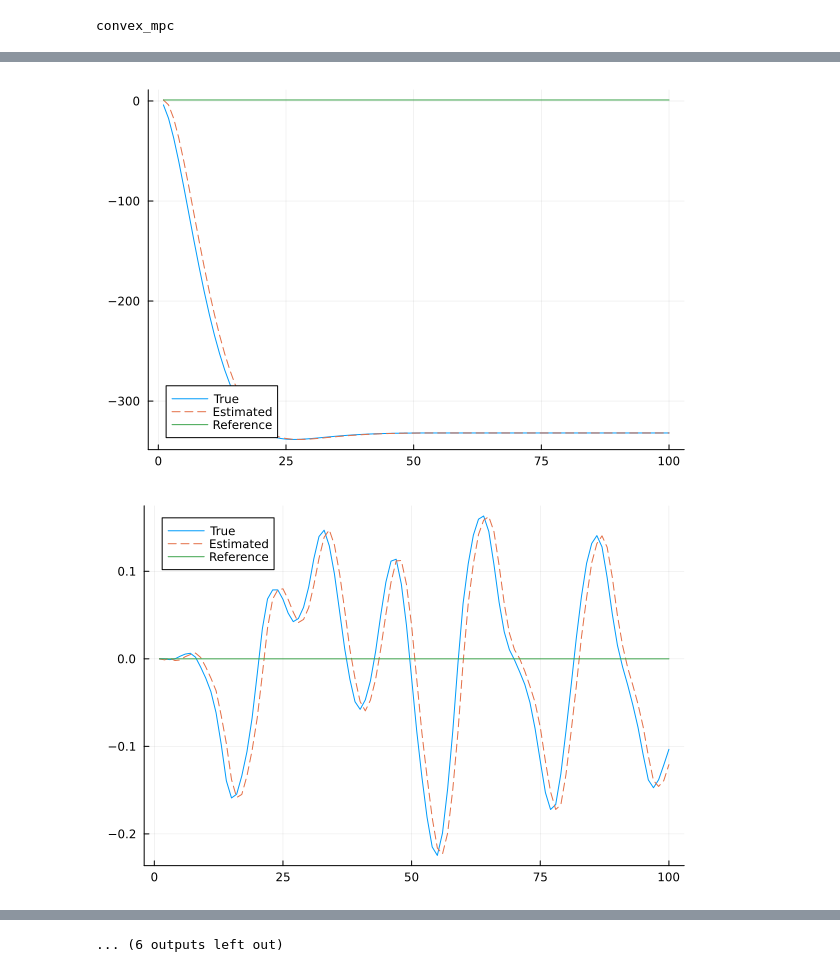
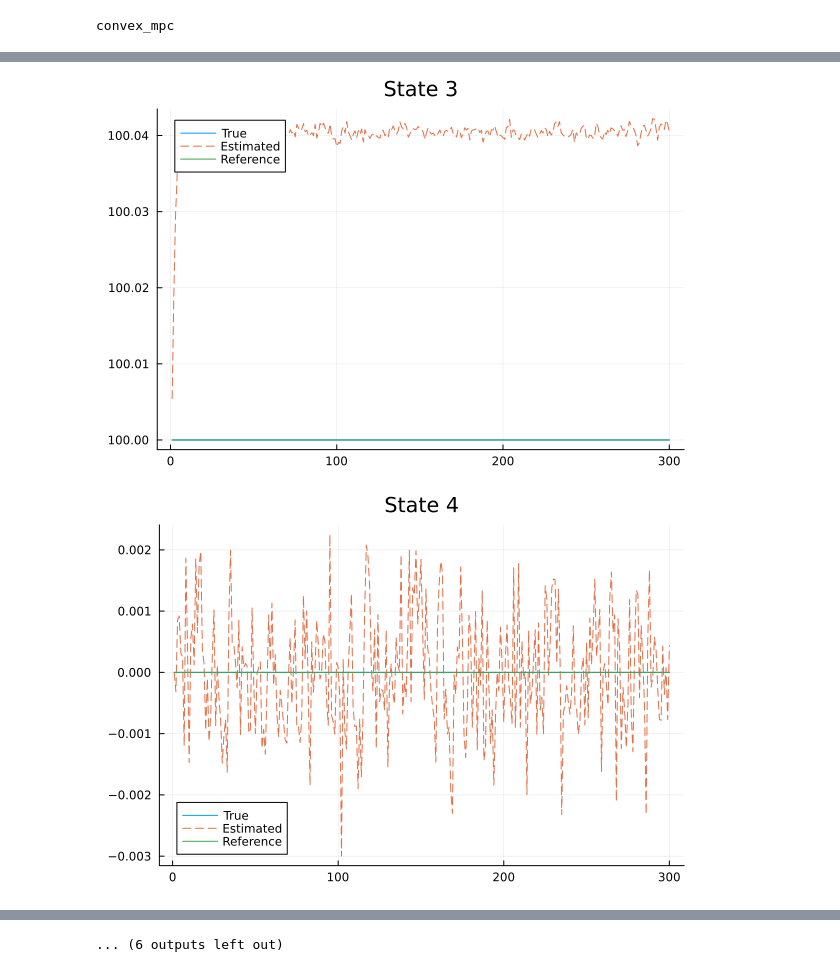
Before and after one commit to scott-wade/MPCwZAC, a Jupyter notebook: Planar_Hex.ipynb, the cells around one changed output, grey strips where cells are left out. Drawn from its saved outputs; the diff is of its cells as text; code cells hidden in the pictures.

```diff
--- a/Planar_Hex.ipynb
+++ b/Planar_Hex.ipynb
@@ -115,24 +114,31 @@ model = (mass= 6.728,
     L= 1.075,
     kf= 0.1, # constant thrust coefficient
     km= 0.01, # propeller drag coefficient
-    dt= 1, # 100 Hz
+    dt= 0.1, # 100 Hz
     α= 0 * (π / 180), # optimal value determined from paper
     β= 0 * (π / 180), # optimal value determined from paper
     λ= (((π/3))) # each propeller is 60 degrees from each other TODO fix this (?)
 )
 # Simulation parameters
-dt = 1
-N = 100
+dt = model.dt
+N = 300
 time = 1:N
 n_states = 12
 n_inputs = 6
 
 # MPC Parameters
-Q = I * 100000
-R = I * 0.0000000000001
+Q = diagm([1,1,1,
+    0.1,0.1,0.1,
+    0.1,0.1,0.1,
+    0.1,0.1,0.1])
+R = diagm(ones(n_inputs)*0.005)
 N_mpc = 20
 u_min = zeros(n_inputs)
-u_max = 1000000*ones(n_inputs)
+u_max = 10000*ones(n_inputs)
+
+# Initialize Kalman Filter parameters
+Qkf = I*1
+Rkf = I*1
 
 # Initialize wind parameters
 wind_dynamics = zeros(n_states, 3)
@@ -144,7 +150,9 @@ wind_intensity = 0.5
 
 # Generate hover trajectory for hexrotor
 X_ref, U_ref = create_ref_hover(model, N+N_mpc, dt, n_inputs)
-# U_ref isn't used by the controller at all
+# Generate equilibrium Point
+Xbar = X_ref[1]
+Ubar = U_ref[1]
 
 # check dimensions
 @assert length(X_ref[1]) == n_states
@@ -156,16 +164,16 @@ inputs = []
 
 # initialize sim variables
 P = I(n_states)
-true_state = X_ref[1]
+true_state = Xbar
 x_hat = true_state
-u_mpc = U_ref[1]
+u_mpc = Ubar
 measurements = true_state
 
 
 # Linearize system
 #A, B = linearize(X_ref[1], U_ref[1], dt)
-A = FD.jacobian(dx -> rk4(model, hexrotor_dynamics, dx, U_ref[1], dt), X_ref[1])
-B = FD.jacobian(du -> rk4(model, hexrotor_dynamics, X_ref[1], du, dt), U_ref[1])
+A = FD.jacobian(dx -> rk4(model, hexrotor_dynamics, dx, Ubar, dt), Xbar)
+B = FD.jacobian(du -> rk4(model, hexrotor_dynamics, Xbar, du, dt), Ubar)
 C = I(n_states)
 D = zeros(n_states, n_inputs)
 
@@ -177,18 +185,19 @@ for i in time
     #wind_velocity = update_wind(wind_velocity, dt, wind_intensity)
 
     # Run KF
-    x_hat, P = kalman_filter(A, B, C, D, Q, R, x_hat, P, u_mpc, measurements, wind_dynamics, wind_velocity)
+    x_hat, P = kalman_filter(A, B, C, D, Qkf, Rkf, x_hat, P, u_mpc, measurements, wind_dynamics, wind_velocity)
 
     push!(estimated_states, x_hat)
 
-    # TODO: given a window of N_mpc timesteps, get current reference trajectory
+    #  given a window of N_mpc timesteps, get current reference trajectory
     X_ref_tilde = X_ref[i:i+N_mpc-1]
 
-    # TODO: call convex mpc controller with state estimate
-    u_mpc, X_mpc = convex_mpc(A, B, X_ref_tilde, x_hat, u_min, u_max, N_mpc, wind_dynamics, wind_velocity)
+    # call convex mpc controller with state estimate
+    u_mpc, X_mpc = convex_mpc(A, B, X_ref_tilde, true_state, u_min, u_max, N_mpc, Q, R, wind_dynamics, wind_velocity)
     #u_mpc = u_mpc + U_ref[1]
     # u_mpc = [6000, 0, 0, 0, 0, 0]
     # u_mpc = U_ref[1]
+    u_mpc = clamp.(u_mpc+Ubar, u_min, u_max)
     push!(inputs, u_mpc)
     push!(X_mpcs, X_mpc)
 
@@ -241,11 +232,13 @@ for i in 1:n_states
     p = plot(time, true_states_plot[i, :], label="True")
     plot!(time, estimated_states_plot[i, :], label="Estimated", linestyle=:dash)
     plot!(time, X_ref_plot[i, 1:N], label = "Reference")
+    title!("State $i")
     display(p)
 end
 for i in 1:n_inputs
     p = plot(time, inputs_plot[i, :], label="MPC Inputs")
     plot!(time, U_ref_plot[i, 1:N], label = "Reference")
+    title!("Input $i")
     display(p)
 end
 # %% [output]
@@ -254,2 +247,2 @@ end
-[figure, old version]
+[figure, new version]
-[figure, old version]
+[figure, new version]
```
Also changed, not shown: parts of 5 cells of this notebook, 1 other file.
